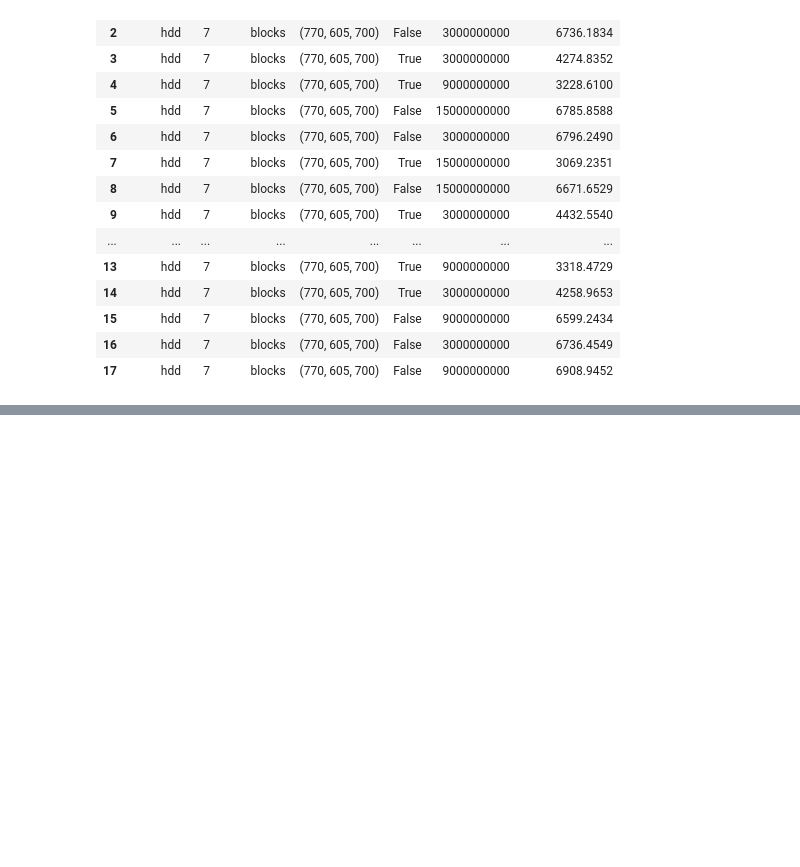
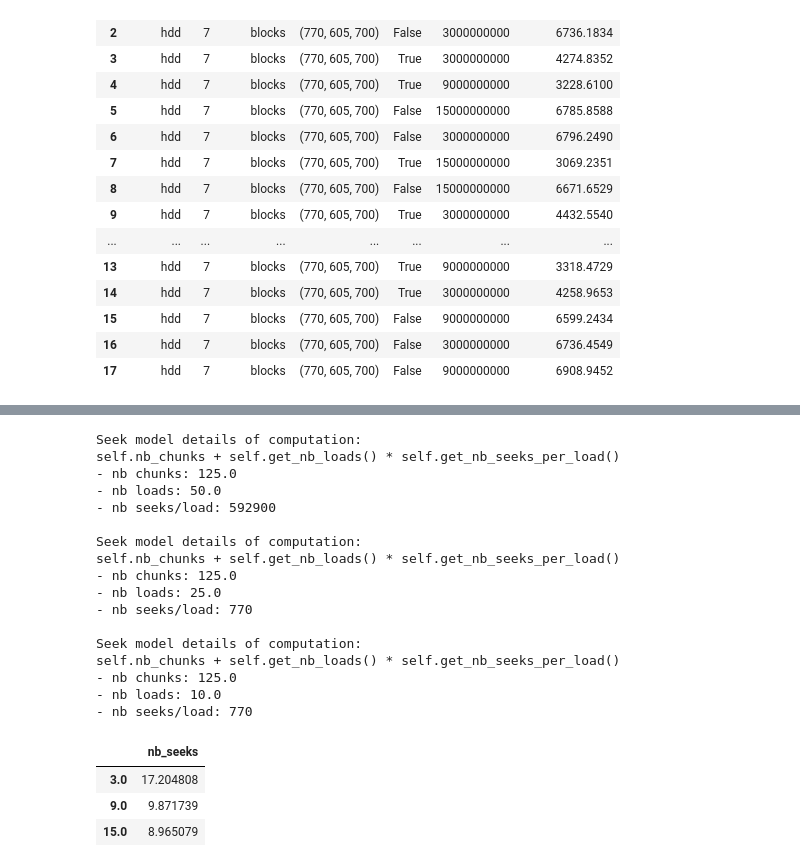
Before and after one commit to GTimothee/dask_io_experiments, a Jupyter notebook: notebooks/experiment1_results.ipynb, the cells around one changed output, grey strips where cells are left out. Cells and saved outputs as stored; diff of their text form; code cells hidden in the pictures; blank space fills up the shorter version.

```diff
--- a/notebooks/experiment1_results.ipynb
+++ b/notebooks/experiment1_results.ipynb
@@ -87,0 +105,49 @@ df_opti.groupby('buffer_size')['processing_time'].mean().plot(kind='bar')
+# %%
+# get estimated number of seeks from model
+import numpy as np
+import sys
+sys.path.insert(0, '..')
+
+from dask_io_experiments.custom_setup import setup_all, EXP1_DIR
+setup_all()
+from dask_io_experiments.seek_model import ClusteredCubicModel
+
+buffer_sizes = [3., 9., 15.]
+shape = (3850, 3025, 3500)
+chunks_shape = (770, 605, 700)
+
+nb_seeks_list = list()
+for buffer_size in buffer_sizes:
+    params = [shape,
+              chunks_shape,
+              np.dtype('float16'),
+              buffer_size * ONE_GIG]
+
+    model = ClusteredCubicModel(*params)
+    nb_seeks = model.get_nb_seeks()
+    nb_seeks_list.append(nb_seeks)
+
+seeks_df = pd.DataFrame(nb_seeks_list, columns=["nb_seeks"], index=buffer_sizes)
+seeks_df
+# %% [output]
+Seek model details of computation:
+self.nb_chunks + self.get_nb_loads() * self.get_nb_seeks_per_load()
+- nb chunks: 125.0
+- nb loads: 50.0
+- nb seeks/load: 592900
+
+Seek model details of computation:
+self.nb_chunks + self.get_nb_loads() * self.get_nb_seeks_per_load()
+- nb chunks: 125.0
+- nb loads: 25.0
+- nb seeks/load: 770
+
+Seek model details of computation:
+self.nb_chunks + self.get_nb_loads() * self.get_nb_seeks_per_load()
+- nb chunks: 125.0
+- nb loads: 10.0
+- nb seeks/load: 770
+|  | nb_seeks |
+| 3.0 | 17.204808 |
+| 9.0 | 9.871739 |
+| 15.0 | 8.965079 |
```
Also changed, not shown: parts of 4 cells of this notebook, 3 other files.
